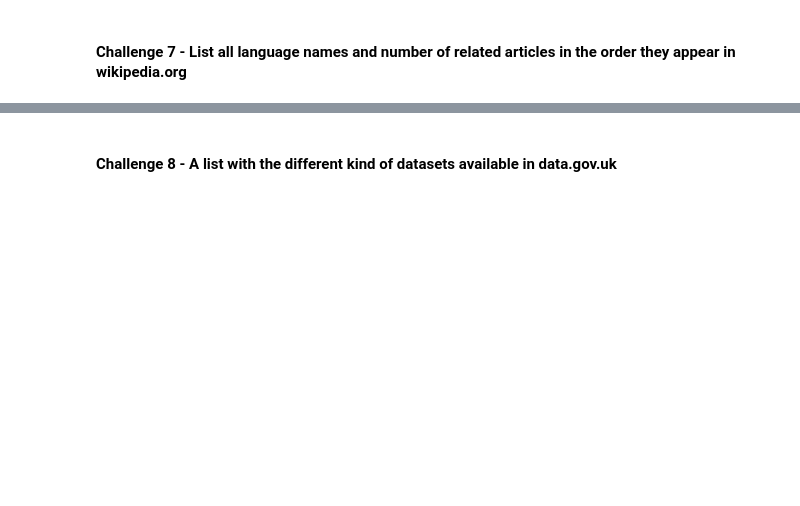
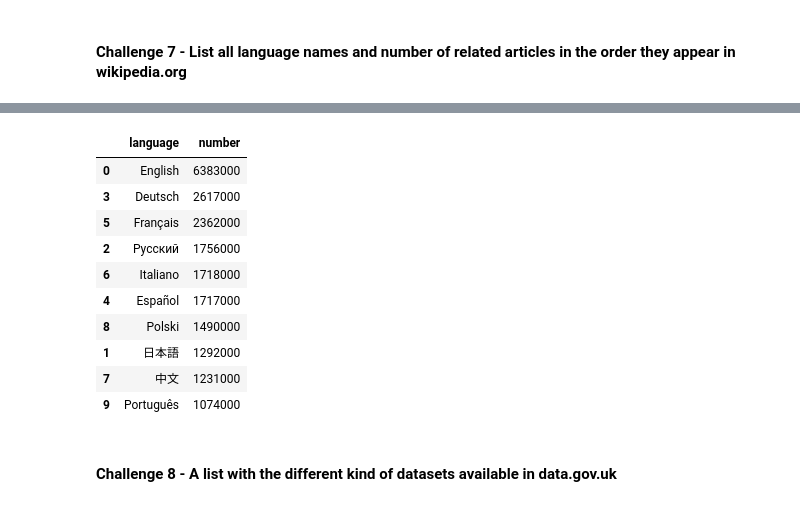
Before and after one commit to Ironhack-Data-Madrid-Enero-2022/lab-web-scraping, a Jupyter notebook: your-code/main.ipynb, the cells around one changed output, grey strips where cells are left out. Saved outputs shown, nothing was run; the diff lists cells and outputs as text; code cells hidden in the pictures; blank space fills up the shorter version.

```diff
--- a/your-code/main.ipynb
+++ b/your-code/main.ipynb
@@ -110,3 +379,25 @@ url = 'https://www.wikipedia.org/'
+# %%
+language_num = [num.text.strip('\n') for num in soup_7.find_all('small')]
+# %%
+language_num_1 = [re.findall('\d+',i) for i in language_num]
+# %%
+language_num_2 = [''.join(l) for l in language_num_1]
+# %%
+dic_len = pd.DataFrame({'language':language_2,'number':language_num_2})
+# %%
+dic_len.sort_values(by=['number'], ascending=False)
+# %% [output]
+|  | language | number |
+| 0 | English | 6383000 |
+| 3 | Deutsch | 2617000 |
+| 5 | Français | 2362000 |
+| 2 | Русский | 1756000 |
+| 6 | Italiano | 1718000 |
+| 4 | Español | 1717000 |
+| 8 | Polski | 1490000 |
+| 1 | 日本語 | 1292000 |
+| 7 | 中文 | 1231000 |
+| 9 | Português | 1074000 |
 # %% [markdown]
 #### Challenge 8 - A list with the different kind of datasets available in data.gov.uk
 # %%
```
Also changed, not shown: parts of 80 cells of this notebook.
